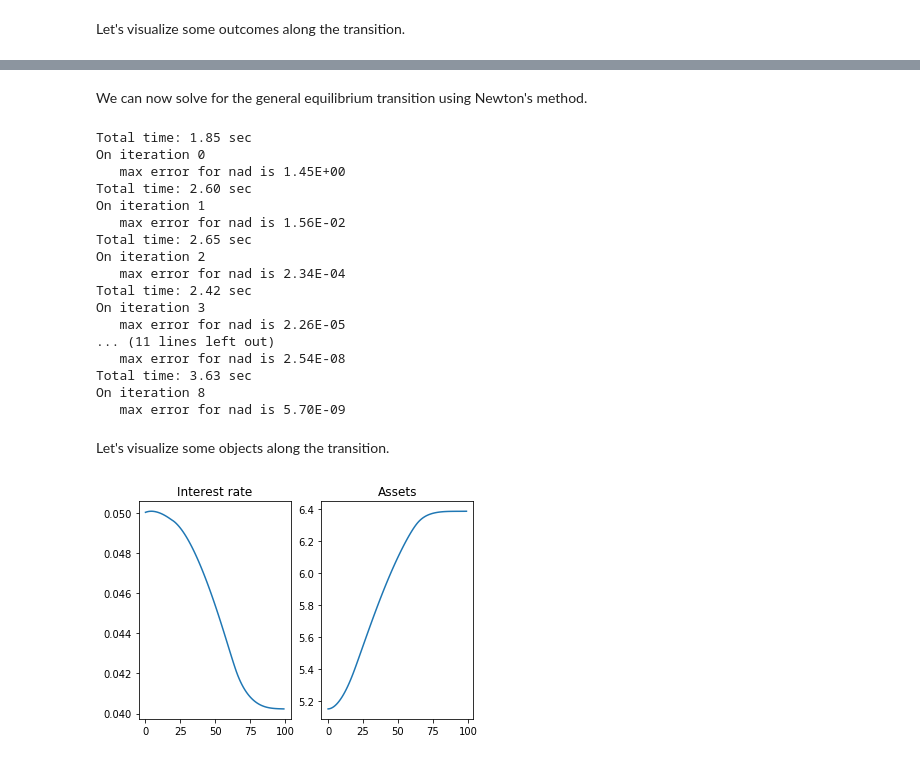
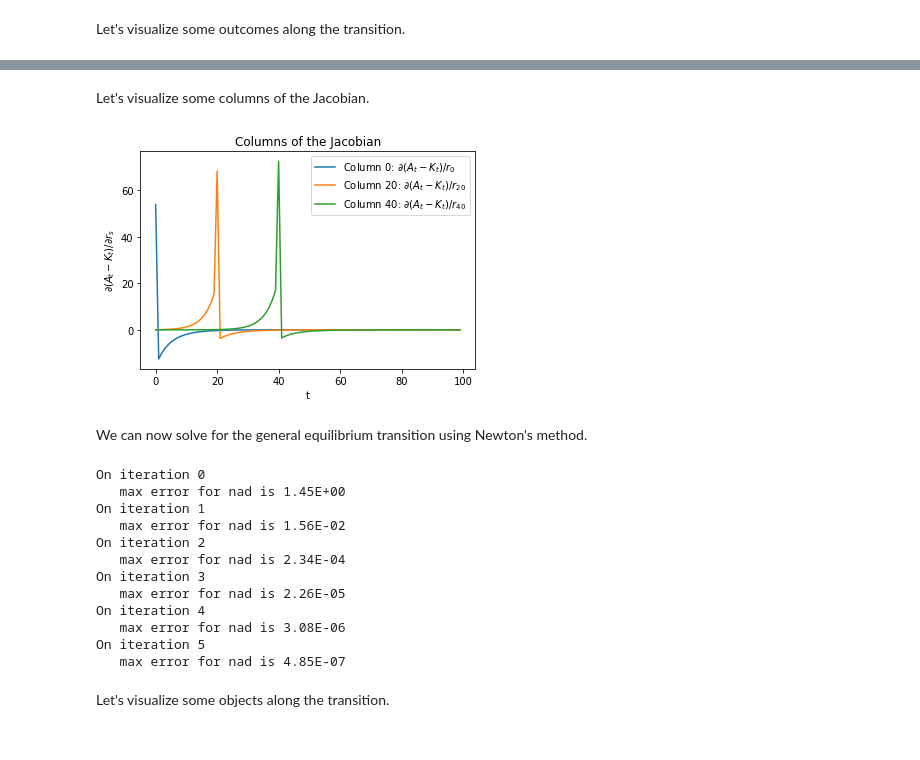
Before and after one commit to FredericMartenet/OLGHA, a Jupyter notebook: OLGHA.ipynb, the cells around one changed output, grey strips where cells are left out. Drawn from its saved outputs; the diff is of its cells as text; code cells hidden in the pictures.

```diff
--- a/OLGHA.ipynb
+++ b/OLGHA.ipynb
@@ -375,33 +367,33 @@ Total time: 2.38 sec
+# %% [markdown]
+Let's visualize some columns of the Jacobian.
+# %%
+plt.plot()
+columns = [0, 20, 40]
+for c in columns:
+    plt.plot(J['nad']['r'][:, c], label=f'Column {c}: $\partial(A_t-K_t)/r_{{{c}}}$')
+plt.legend()
+plt.xlabel('t')
+plt.ylabel(f'$\partial(A_t-K_t)/\partial r_s$')
+plt.title(f'Columns of the Jacobian')
+plt.show()
+# %% [output]
+[figure, added]
 # %% [markdown]
 We can now solve for the general equilibrium transition using Newton's method.
 # %%
-td_GE = td_GE_olg(H_X, paths_trans, params, pi_trans, D0, outcomes, inputs, disp=True)
+td_GE = td_GE_olg(H_X, paths_trans, params, pi_trans, D0, outcomes, inputs, xtol=1E-6, disp=True)
 # %% [output]
-Total time: 1.85 sec
 On iteration 0
    max error for nad is 1.45E+00
-Total time: 2.60 sec
 On iteration 1
    max error for nad is 1.56E-02
-Total time: 2.65 sec
 On iteration 2
    max error for nad is 2.34E-04
-Total time: 2.42 sec
 On iteration 3
    max error for nad is 2.26E-05
-... (11 lines left out)
-   max error for nad is 2.54E-08
-Total time: 3.63 sec
-On iteration 8
-   max error for nad is 5.70E-09
+On iteration 4
+   max error for nad is 3.08E-06
+On iteration 5
+   max error for nad is 4.85E-07
 # %% [markdown]
 Let's visualize some objects along the transition.
-# %%
-fig, (ax1, ax2) = plt.subplots(1, 2)
-ax1.plot(td_GE['r'])
-ax1.set_title('Interest rate')
-ax2.plot(td_GE['A'])
-ax2.set_title('Assets')
-plt.show()
-# %% [output]
-[figure, removed]
```
Also changed, not shown: parts of 12 cells of this notebook, 3 other files.
